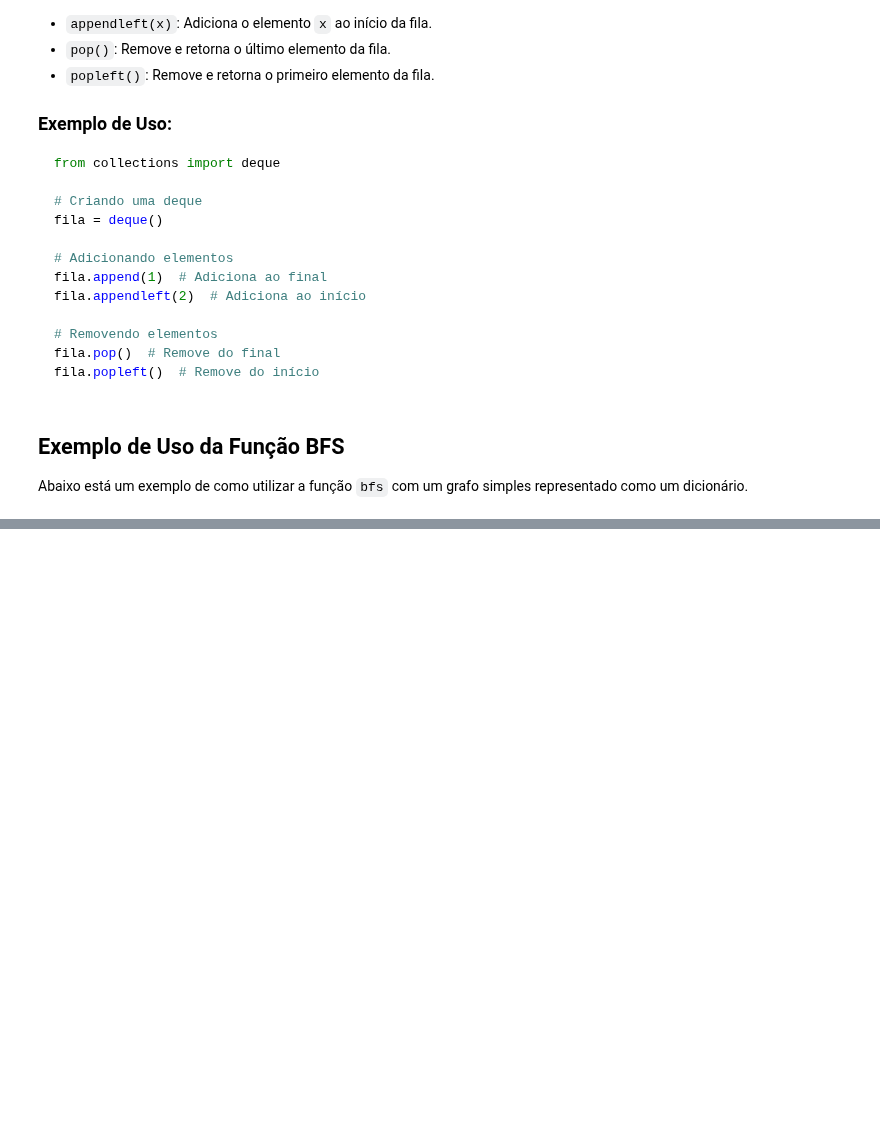
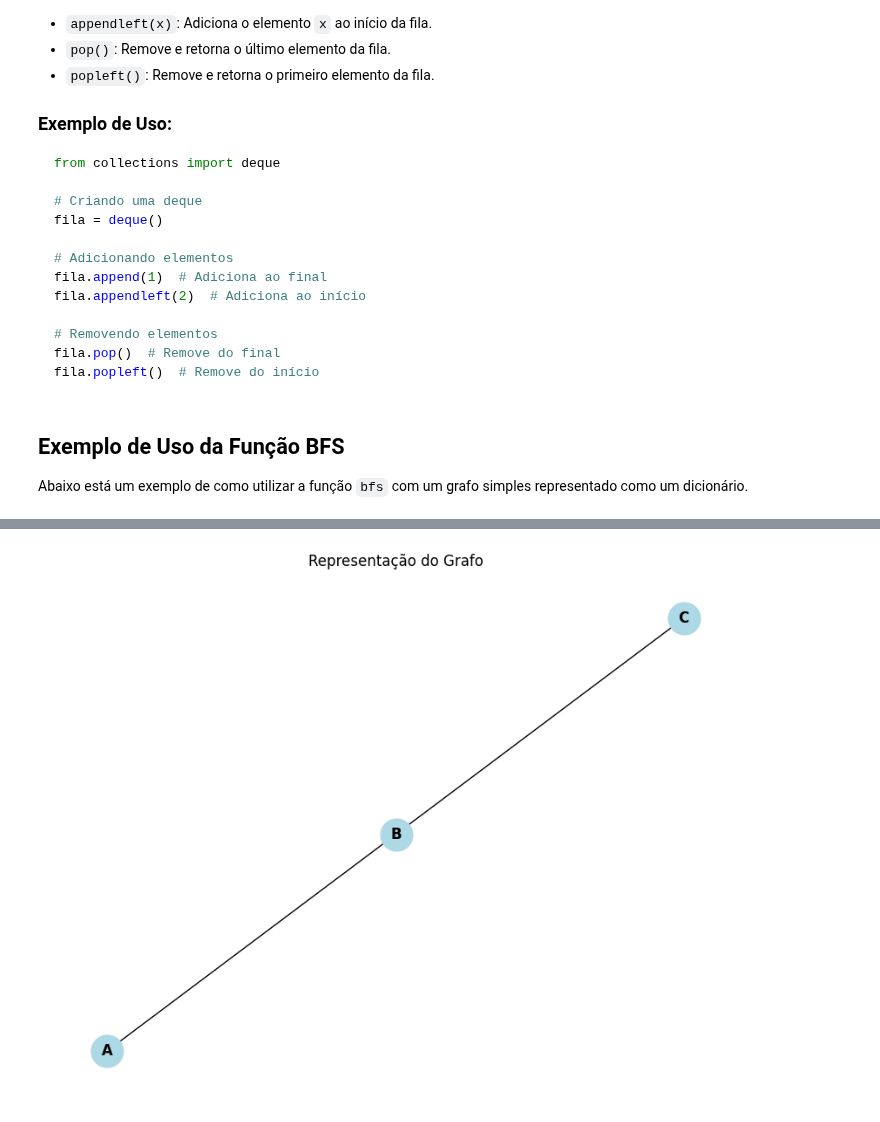
Before and after one commit to LeonardoVieiraGuimaraes/TeoriaGrafos, a Jupyter notebook: Aula06/BuscaGrafo.ipynb, the cells around one changed output, grey strips where cells are left out. Saved outputs shown, nothing was run; the diff lists cells and outputs as text; code cells hidden in the pictures; blank space fills up the shorter version.

```diff
--- a/Aula06/BuscaGrafo.ipynb
+++ b/Aula06/BuscaGrafo.ipynb
@@ -180,0 +470,14 @@ Distância: {'A': 0, 'B': 1, 'C': 1, 'D': 2, 'E': 2, 'F': 2}
+# %%
+# Executando a busca em profundidade a partir do vértice 'A'
+r = 'A'
+estado, pai = busca_profundidade_vertice_origem(G, r)
+
+# Exibindo os resultados
+print("\n--- Resultados da Busca em Profundidade (DFS) ---")
+print("\nEstado dos Vértices:")
+for vertice, estado_vertice in estado.items():
+    print(f"  {vertice}: {estado_vertice}")
+
+print("\nRelação de Pais:")
+for vertice, pai_vertice in pai.items():
+    print(f"  {vertice}: {pai_vertice}")
@@ -180,0 +551,26 @@ Distância: {'A': 0, 'B': 1, 'C': 1, 'D': 2, 'E': 2, 'F': 2}
+# %%
+# Exemplo de uso da função busca_prof_todos_com_passos
+# Exemplo mais simples de grafo
+grafo = {
+    'A': ['B'],
+    'B': ['A', 'C'],
+    'C': ['B'],
+    'D': []
+}
+
+import networkx as nx
+import matplotlib.pyplot as plt
+
+# Criando o grafo com networkx
+G = nx.Graph()
+for vertice, vizinhos in grafo.items():
+    for vizinho in vizinhos:
+        G.add_edge(vertice, vizinho)
+
+# Desenhando o grafo
+plt.figure(figsize=(8, 6))
+nx.draw(G, with_labels=True, node_color='lightblue', font_weight='bold', node_size=700)
+plt.title("Representação do Grafo")
+plt.show()
+# %% [output]
+[figure, added]
```
Also changed, not shown: parts of 23 cells of this notebook, 5 other files.
